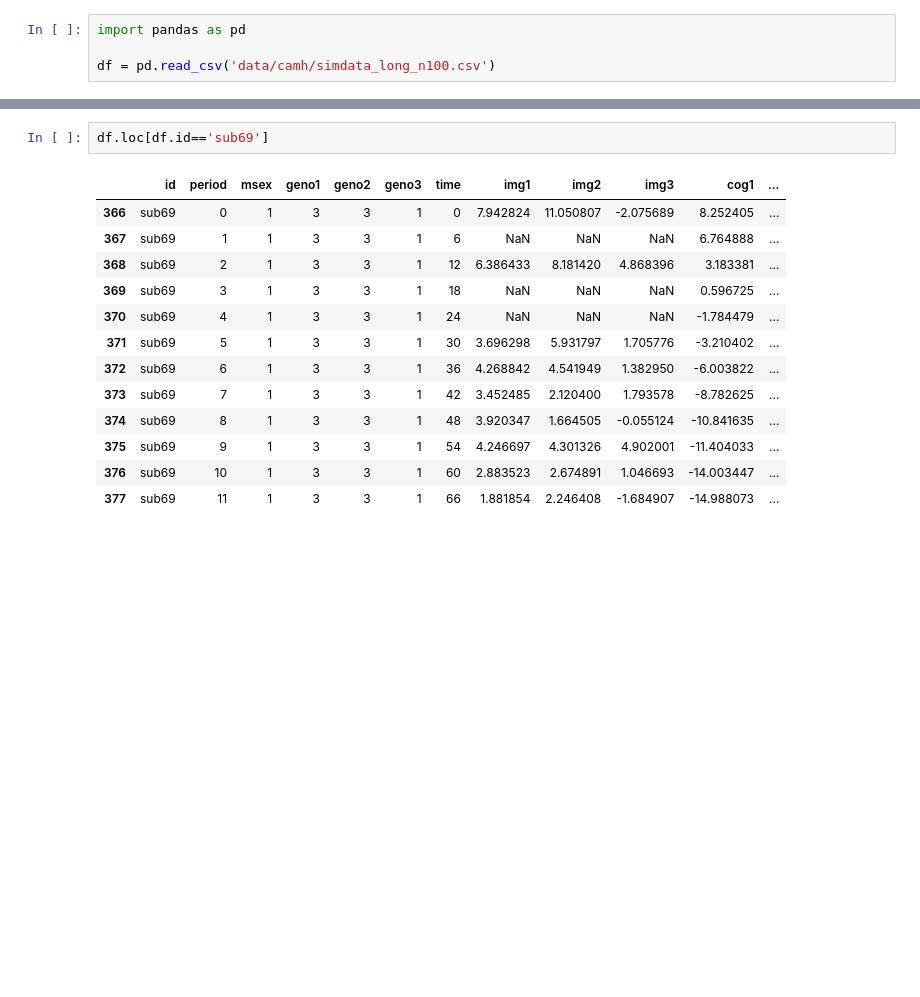
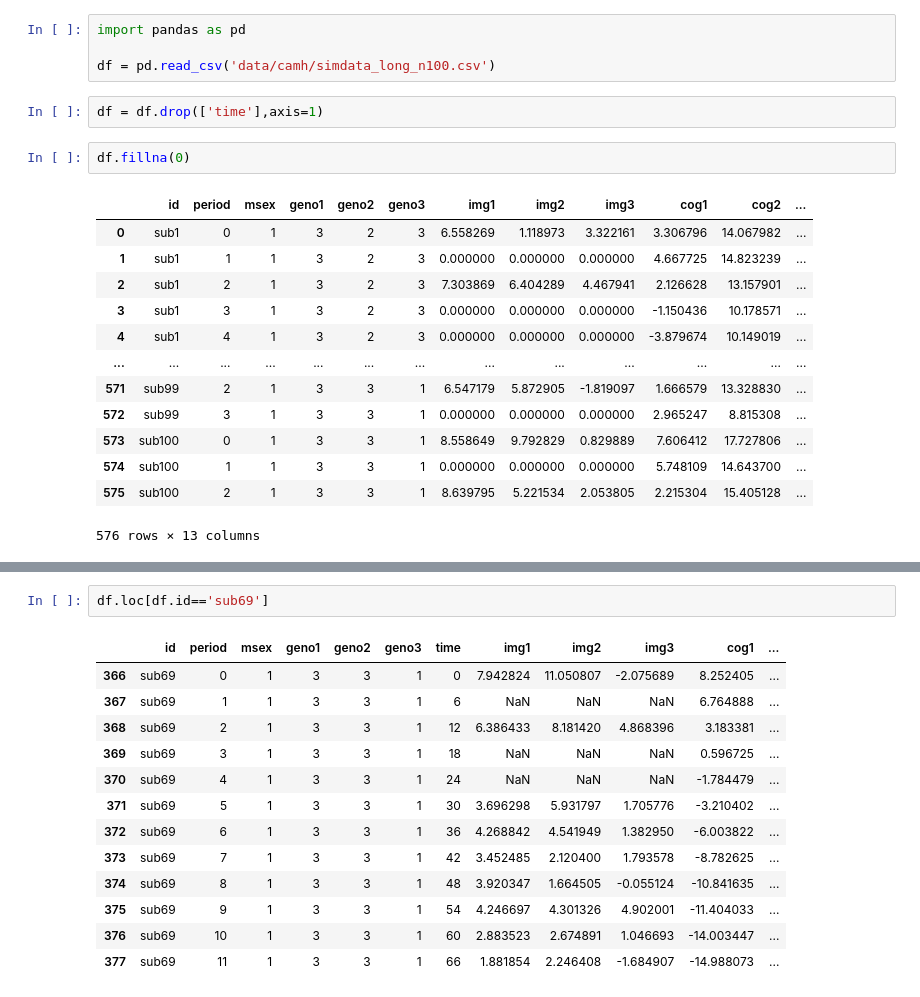
Before and after one commit to josjsjen/latent_ode, a Jupyter notebook: test.ipynb, the cells around one changed output, grey strips where cells are left out. Drawn from its saved outputs; the diff is of its cells as text; blank space fills up the shorter version.

```diff
--- a/test.ipynb
+++ b/test.ipynb
@@ -2,3 +2,21 @@
 import pandas as pd
 
 df = pd.read_csv('data/camh/simdata_long_n100.csv')
+# %%
+df = df.drop(['time'],axis=1)
+# %%
+df.fillna(0)
+# %% [output]
+|  | id | period | msex | geno1 | geno2 | geno3 | img1 | img2 | img3 | cog1 | cog2 | ... |
+| 0 | sub1 | 0 | 1 | 3 | 2 | 3 | 6.558269 | 1.118973 | 3.322161 | 3.306796 | 14.067982 | ... |
+| 1 | sub1 | 1 | 1 | 3 | 2 | 3 | 0.000000 | 0.000000 | 0.000000 | 4.667725 | 14.823239 | ... |
+| 2 | sub1 | 2 | 1 | 3 | 2 | 3 | 7.303869 | 6.404289 | 4.467941 | 2.126628 | 13.157901 | ... |
+| 3 | sub1 | 3 | 1 | 3 | 2 | 3 | 0.000000 | 0.000000 | 0.000000 | -1.150436 | 10.178571 | ... |
+| 4 | sub1 | 4 | 1 | 3 | 2 | 3 | 0.000000 | 0.000000 | 0.000000 | -3.879674 | 10.149019 | ... |
+| ... | ... | ... | ... | ... | ... | ... | ... | ... | ... | ... | ... | ... |
+| 571 | sub99 | 2 | 1 | 3 | 3 | 1 | 6.547179 | 5.872905 | -1.819097 | 1.666579 | 13.328830 | ... |
+| 572 | sub99 | 3 | 1 | 3 | 3 | 1 | 0.000000 | 0.000000 | 0.000000 | 2.965247 | 8.815308 | ... |
+| 573 | sub100 | 0 | 1 | 3 | 3 | 1 | 8.558649 | 9.792829 | 0.829889 | 7.606412 | 17.727806 | ... |
+| 574 | sub100 | 1 | 1 | 3 | 3 | 1 | 0.000000 | 0.000000 | 0.000000 | 5.748109 | 14.643700 | ... |
+| 575 | sub100 | 2 | 1 | 3 | 3 | 1 | 8.639795 | 5.221534 | 2.053805 | 2.215304 | 15.405128 | ... |
+576 rows × 13 columns
```
Also changed, not shown: parts of 5 cells of this notebook, 7 other files.
